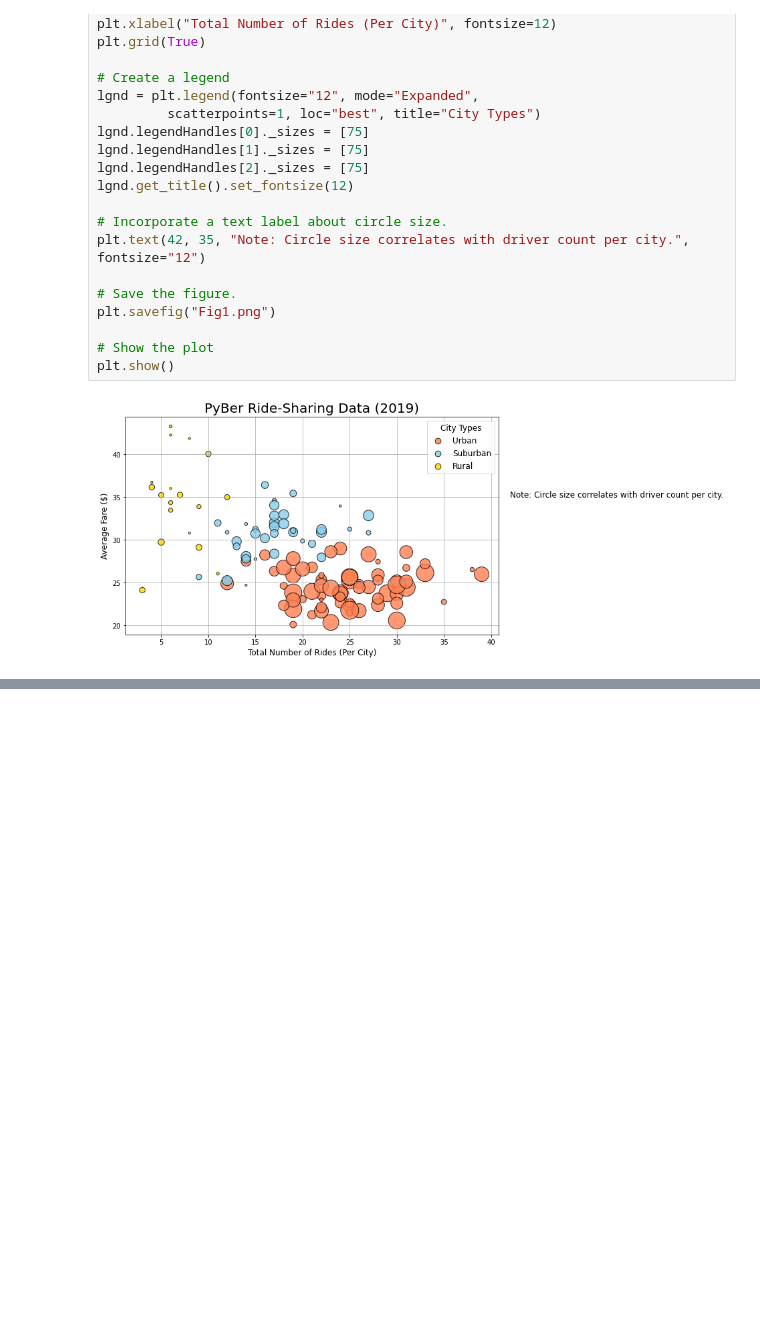
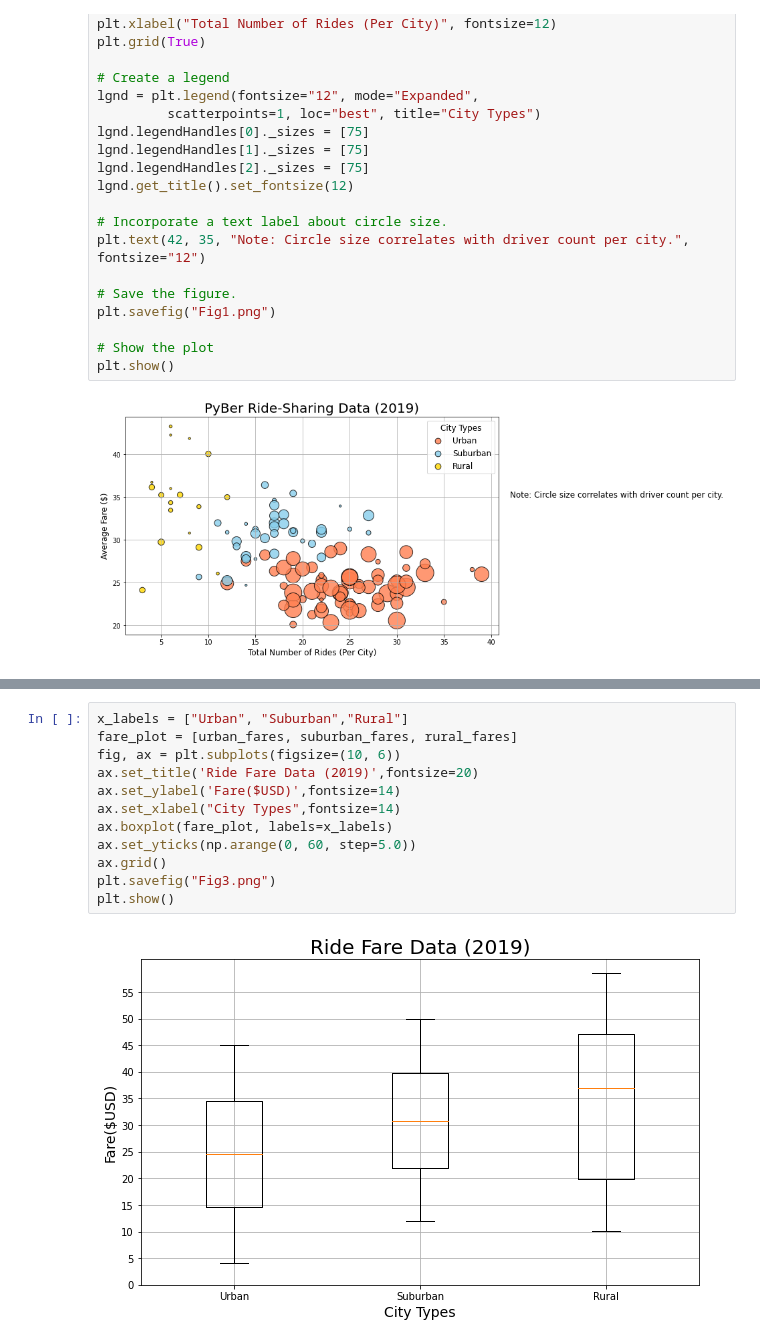
Before and after one commit to HoldenLauer/PyBer_Analysis, a Jupyter notebook: PyBer.ipynb, the cells around one changed output, grey strips where cells are left out. Drawn from its saved outputs; the diff is of its cells as text; blank space fills up the shorter version.

```diff
--- a/PyBer.ipynb
+++ b/PyBer.ipynb
@@ -291,0 +497,14 @@ plt.show()
+# %%
+x_labels = ["Urban", "Suburban","Rural"]
+fare_plot = [urban_fares, suburban_fares, rural_fares]
+fig, ax = plt.subplots(figsize=(10, 6))
+ax.set_title('Ride Fare Data (2019)',fontsize=20)
+ax.set_ylabel('Fare($USD)',fontsize=14)
+ax.set_xlabel("City Types",fontsize=14)
+ax.boxplot(fare_plot, labels=x_labels)
+ax.set_yticks(np.arange(0, 60, step=5.0))
+ax.grid()
+plt.savefig("Fig3.png")
+plt.show()
+# %% [output]
+[figure, added]
```
Also changed, not shown: parts of 21 cells of this notebook.
